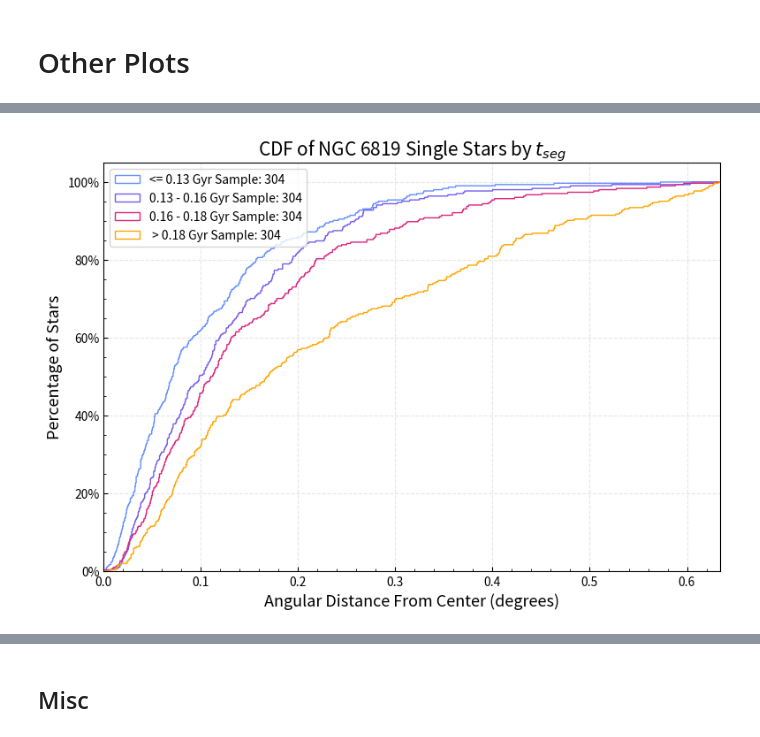
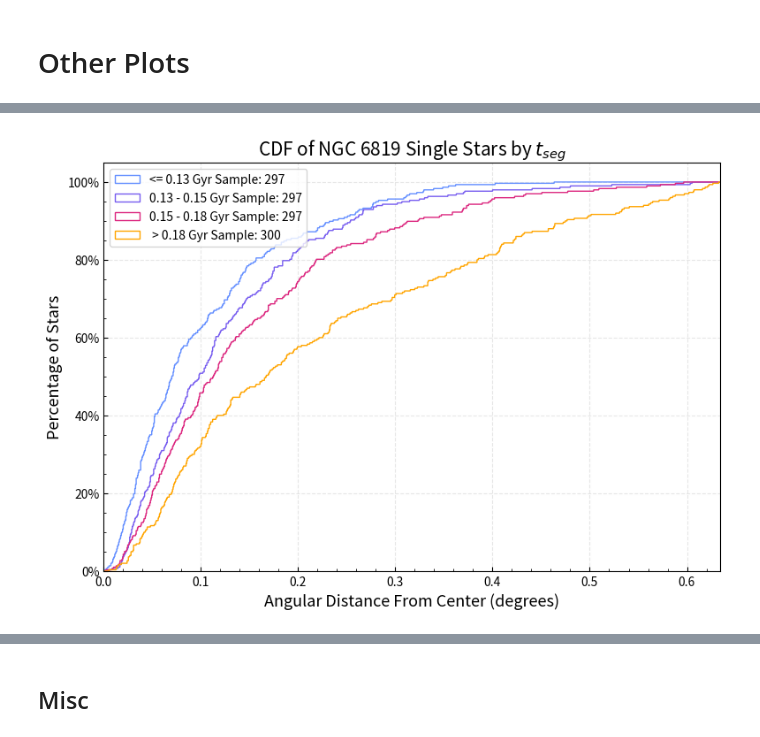
Before and after one commit to Clairezy/BASE9_utils, a Jupyter notebook: getGaiaData/plotBinaryAnalysis_annadata copy.ipynb, the cells around one changed output, grey strips where cells are left out. Drawn from its saved outputs; the diff is of its cells as text; code cells hidden in the pictures.

```diff
--- a/getGaiaData/plotBinaryAnalysis_annadata copy.ipynb
+++ b/getGaiaData/plotBinaryAnalysis_annadata copy.ipynb
@@ -36,13 +36,13 @@ phot = pd.read_csv(ph, sep=' ')
 #0.25 CMprior and qMedian filters
 #0.1 CMprior and qMedian filters
 
-phot = phot[phot['CMprior'] >= 0.1]
+phot = phot[phot['CMprior'] >= 0.12]
 #phot = phot[phot['G'] > 15]
 #phot = phot[phot['G'] < 20]
 #phot = phot[phot['sigG_BP'] < np.nanmedian(phot['sigG_BP'])]
 
 #store any single star with a qMedian >= 0, and store any binary with qMedian >= 0.5
-phot = phot[((phot['binary'] == False) & (phot['qMedian'] >= 0.0)) | ((phot['binary'] == True) & (phot['qMedian'] >= 0.5))]
+phot = phot[((phot['binary'] == False)) | ((phot['binary'] == True) & (phot['qMedian'] >= 0.5))]
 #phot = phot[phot['sigG_BP'] < 0.0075]
 #phot = phot[phot['qMedian'] >= 0.1]
 # %% [markdown]
@@ -449,22 +443,26 @@ ax.xaxis.set_major_formatter(formatter)
 # %%
 number_bins = 4
+
 # Sort the data in ascending order
 sorted_data = np.sort(binaryPhot_copy['t_seg'])
 
+# Calculate the total number of data points
+total_points = len(sorted_data)
+
 # Calculate the sample size for each bin
-sample_size = len(sorted_data) // number_bins
+sample_size = total_points // number_bins
 
 # Initialize an empty list to store the bin endpoints
-bin_endpoints = []
+binary_endpoints = []
 
 # Iterate over the number of bins
 for i in range(number_bins):
     # Calculate the indices for the start and end of the current bin
     start_index = i * sample_size
-    end_index = (i + 1) * sample_size
+    end_index = start_index + sample_size - 1
 
     # Append the bin endpoints to the list
-    bin_endpoints.append(sorted_data[end_index])
+    binary_endpoints.append(sorted_data[end_index])
 
 #print(bin_endpoints)
 # %%
@@ -560,7 +552,7 @@ total_points = len(sorted_data)
 sample_size = total_points // number_bins
 
 # Initialize an empty list to store the bin endpoints
-bin_endpoints = []
+single_endpoints = []
 
 # Iterate over the number of bins
 for i in range(number_bins):
@@ -569,7 +561,7 @@ for i in range(number_bins):
     end_index = start_index + sample_size - 1
 
     # Append the bin endpoints to the list
-    bin_endpoints.append(sorted_data[end_index])
+    single_endpoints.append(sorted_data[end_index])
 
 #print(bin_endpoints)
 # %%
@@ -580,62 +572,56 @@ min_tseg = np.min(singlePhot_copy['t_seg'])
 max_tseg = np.max(singlePhot_copy['t_seg'])
 print(f'Min: {min_tseg/1e9:.3f} Gyr', f'\nMax: {max_tseg/1e9:.3f} Gyr')
 
-singlefilter1 = singlePhot_copy.loc[(singlePhot_copy['t_seg']  >= min_tseg) & (singlePhot_copy['t_seg']  <= bin_endpoints[0])]
-singlefilter2 = singlePhot_copy.loc[(singlePhot_copy['t_seg']  > bin_endpoints[0]) & (singlePhot_copy['t_seg']  <=  bin_endpoints[1])]
-singlefilter3 = singlePhot_copy.loc[(singlePhot_copy['t_seg']  > bin_endpoints[1] ) & (singlePhot_copy['t_seg']  <=  bin_endpoints[2])]
-singlefilter4 = singlePhot_copy.loc[(singlePhot_copy['t_seg']  > bin_endpoints[2] ) & (singlePhot_copy['t_seg']  <= max_tseg)]
+singlefilter1 = singlePhot_copy.loc[(singlePhot_copy['t_seg']  >= min_tseg) & (singlePhot_copy['t_seg']  <= single_endpoints[0])]
+singlefilter2 = singlePhot_copy.loc[(singlePhot_copy['t_seg']  > single_endpoints[0]) & (singlePhot_copy['t_seg']  <=  single_endpoints[1])]
+singlefilter3 = singlePhot_copy.loc[(singlePhot_copy['t_seg']  > single_endpoints[1] ) & (singlePhot_copy['t_seg']  <=  single_endpoints[2])]
+singlefilter4 = singlePhot_copy.loc[(singlePhot_copy['t_seg']  > single_endpoints[2] ) & (singlePhot_copy['t_seg']  <= max_tseg)]
 
 #print(binaryfilter1)
 #binary = binaryGaiaData.loc[(binaryGaiaData['m1Mean']  > 1) & (binaryGaiaData['m1Mean']  <  1.3)]
 
-bin1 = singlefilter1['distance']
-bin2 = singlefilter2['distance']
-bin3 = singlefilter3['distance']
-bin4 = singlefilter4['distance']
+singlebin1 = singlefilter1['distance']
+singlebin2 = singlefilter2['distance']
+singlebin3 = singlefilter3['distance']
+singlebin4 = singlefilter4['distance']
 #allsingle = singlePhot_copy['distance']
 
-bin1Sample = bin1.shape[0]
-bin2Sample = bin2.shape[0]
-bin3Sample = bin3.shape[0]
-bin4Sample = bin4.shape[0]
+singlebin1Sample = singlebin1.shape[0]
+singlebin2Sample = singlebin2.shape[0]
+singlebin3Sample = singlebin3.shape[0]
+singlebin4Sample = singlebin4.shape[0]
 #allSample = singlePhot_copy.shape[0]
 # print(binary)
 
-ax.hist(bin1, cumulative = True, density = True, range=(0,1), histtype = "step", bins = 1500, color='#648fff', label=f'<= {bin_endpoints[0]/1e9:.2f} Gyr Sample: {bin1Sample}')
-ax.hist(bin2, cumulative = True, density = True, range=(0,1), histtype = "step", bins = 1500, color='#785ef0', label=f'{bin_endpoints[0]/1e9:.2f} - {bin_endpoints[1]/1e9:.2f} Gyr Sample: {bin2Sample}')
-ax.hist(bin3, cumulative = True, density = True, range=(0,1), histtype = "step", bins = 1500, color='#dc267f', label=f'{bin_endpoints[1]/1e9:.2f} - {bin_endpoints[2]/1e9:.2f} Gyr Sample: {bin3Sample}')
-ax.hist(bin4, cumulative = True, density = True, range=(0,1), histtype = "step", bins = 1500, color='orange', label=f' > {bin_endpoints[2]/1e9:.2f} Gyr Sample: {bin4Sample}')
+ax.hist(singlebin1, cumulative = True, density = True, range=(0,1), histtype = "step", bins = 1500, color='#648fff', label=f'<= {single_endpoints[0]/1e9:.2f} Gyr Sample: {singlebin1Sample}')
+ax.hist(singlebin2, cumulative = True, density = True, range=(0,1), histtype = "step", bins = 1500, color='#785ef0', label=f'{single_endpoints[0]/1e9:.2f} - {single_endpoints[1]/1e9:.2f} Gyr Sample: {singlebin2Sample}')
+ax.hist(singlebin3, cumulative = True, density = True, range=(0,1), histtype = "step", bins = 1500, color='#dc267f', label=f'{single_endpoints[1]/1e9:.2f} - {single_endpoints[2]/1e9:.2f} Gyr Sample: {singlebin3Sample}')
+ax.hist(singlebin4, cumulative = True, density = True, range=(0,1), histtype = "step", bins = 1500, color='orange', label=f' > {single_endpoints[2]/1e9:.2f} Gyr Sample: {singlebin4Sample}')
 #ax.hist(allsingle, cumulative = True, density = True, range=(0,1), histtype = "step", bins = 1500, color='#FFB000', label=f'All Samples: {allSample}')
 
 
-ks_result, twoside_pvalue1 = ks_2samp(bin1,bin2)
-ks_result, less_pvalue1 = ks_2samp(bin1,bin2,alternative='less')
+ks_result, twoside_pvalue1 = ks_2samp(singlebin1,singlebin2)
+ks_result, less_pvalue1 = ks_2samp(singlebin1,singlebin2,alternative='less')
 print(twoside_pvalue1)
 
-ks_result, twoside_pvalue2 = ks_2samp(bin2,bin3)
-ks_result, less_pvalue2= ks_2samp(bin2,bin3,alternative='less')
+ks_result, twoside_pvalue2 = ks_2samp(singlebin2,singlebin3)
+ks_result, less_pvalue2= ks_2samp(singlebin2,singlebin3,alternative='less')
 print(twoside_pvalue2)
 
-ks_result, twoside_pvalue3= ks_2samp(bin1,bin3)
-ks_result, less_pvalue3 = ks_2samp(bin1,bin3,alternative='less')
+ks_result, twoside_pvalue3= ks_2samp(singlebin1,singlebin3)
+ks_result, less_pvalue3 = ks_2samp(singlebin1,singlebin3,alternative='less')
 print(twoside_pvalue3)
 
-ks_result, twoside_pvalue4= ks_2samp(bin1,bin4)
-ks_result, less_pvalue4 = ks_2samp(bin1,bin4,alternative='less')
+ks_result, twoside_pvalue4= ks_2samp(singlebin1,singlebin4)
+ks_result, less_pvalue4 = ks_2samp(singlebin1,singlebin4,alternative='less')
 print(twoside_pvalue4)
 
 plt.xlabel("Angular Distance From Center (degrees)", fontsize=13)
 plt.ylabel("Percentage of Stars", fontsize=13)
 plt.title("CDF of NGC 6819 Single Stars by $t_{seg}$", fontsize=15)
 plt.legend(loc='upper left')
-# plt.text(.008, .88, f'K-S "two-sided" P-value: {twoside_pvalue:.5f}\nK-S "less" P-value: {less_pvalue:.5f}\n1.0M$\odot$ - 1.3M$\odot$ Sample: {binarySample}\n0.6M$\odot$ - 1.0M$\odot$ Sample: {singleSample}',fontsize = 10,
-#          bbox = dict(facecolor='w', boxstyle='round', edgecolor='lightgray'))
-# custom_lines = [ Line2D([0], [0], color='g',alpha=1, lw=2, ls='-'),
-#                                 Line2D([0], [0], color='b',alpha=1, lw=2, ls='-'), ]
 plt.grid(linestyle='--', alpha=0.3)
-#plt.legend(custom_lines, ['Binary stars', 'Single stars'],loc=2, fontsize=10)
-# plt.annotate(text="Binary stars", color='g', xy=(.104,.81), xytext=(.104,.81), size=12)
-# plt.annotate(text="Single stars", color='b', xy=(.155,.69), xytext=(.155,.69), size=12)
+
 from matplotlib.ticker import PercentFormatter
 plt.gca().yaxis.set_major_formatter(PercentFormatter(1))
 
@@ -654 +640 @@ Max: 0.289 Gyr
-[figure, old version]
+[figure, new version]
```
Also changed, not shown: parts of 15 cells of this notebook, 1 other file.
